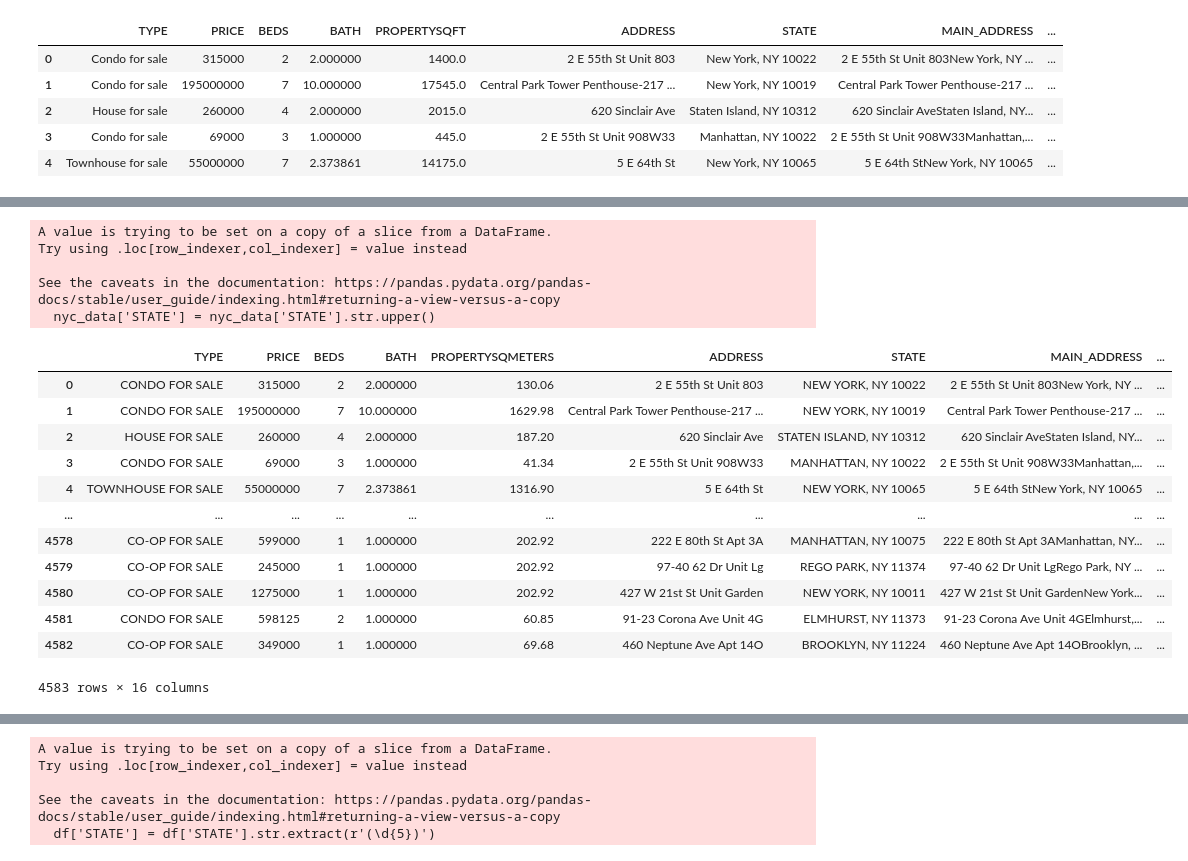
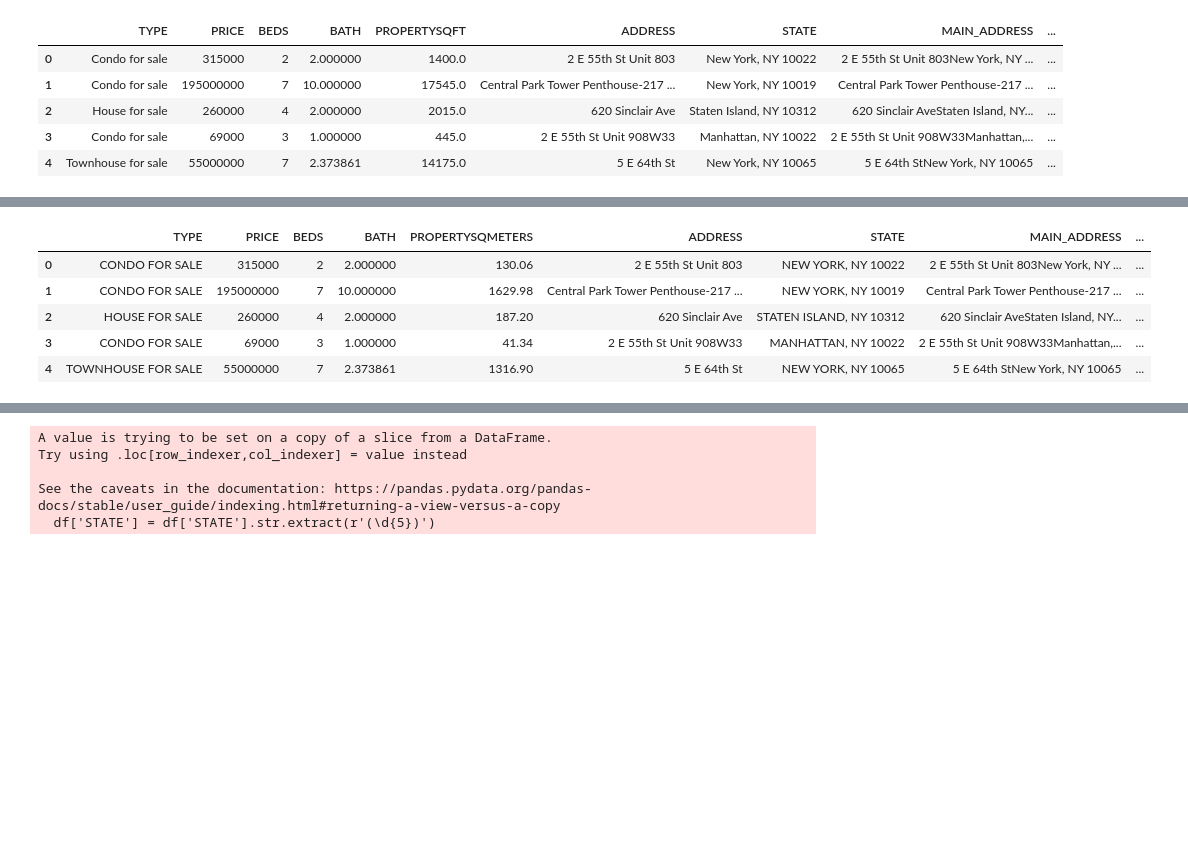
Before and after one commit to Baginka/DA_BA_NYCH, a Jupyter notebook: Data Analysis.ipynb, the cells around one changed output, grey strips where cells are left out. Drawn from its saved outputs; the diff is of its cells as text; code cells hidden in the pictures; blank space fills up the shorter version.

```diff
--- a/Data Analysis.ipynb
+++ b/Data Analysis.ipynb
@@ -118,31 +111,19 @@ nyc_data
 # %%
 # Zapisanie typów nieruchomości z wielkiej litery aby uniknąć pomyłek podczas stosowania
 # (wartości mogły być pomieszane jeśli chodzi o zapis, zostało to usystematyzowane)
 # Pozbycie się tych samych adresów - pozostawienie wartości unikalnych
 nyc_data['TYPE'] = nyc_data['TYPE'].str.upper()
 nyc_data['MAIN_ADDRESS'] = nyc_data['MAIN_ADDRESS'].drop_duplicates()
 nyc_data = nyc_data.dropna()
 nyc_data['STATE'] = nyc_data['STATE'].str.upper()
-nyc_data.reset_index(drop = True)
+nyc_data.reset_index(drop = True).head(5)
 # %% [output]
-A value is trying to be set on a copy of a slice from a DataFrame.
-Try using .loc[row_indexer,col_indexer] = value instead
-
-See the caveats in the documentation: https://pandas.pydata.org/pandas-docs/stable/user_guide/indexing.html#returning-a-view-versus-a-copy
-  nyc_data['STATE'] = nyc_data['STATE'].str.upper()
 |  | TYPE | PRICE | BEDS | BATH | PROPERTYSQMETERS | ADDRESS | STATE | MAIN_ADDRESS | ... |
 | 0 | CONDO FOR SALE | 315000 | 2 | 2.000000 | 130.06 | 2 E 55th St Unit 803 | NEW YORK, NY 10022 | 2 E 55th St Unit 803New York, NY ... | ... |
 | 1 | CONDO FOR SALE | 195000000 | 7 | 10.000000 | 1629.98 | Central Park Tower Penthouse-217 ... | NEW YORK, NY 10019 | Central Park Tower Penthouse-217 ... | ... |
 | 2 | HOUSE FOR SALE | 260000 | 4 | 2.000000 | 187.20 | 620 Sinclair Ave | STATEN ISLAND, NY 10312 | 620 Sinclair AveStaten Island, NY... | ... |
 | 3 | CONDO FOR SALE | 69000 | 3 | 1.000000 | 41.34 | 2 E 55th St Unit 908W33 | MANHATTAN, NY 10022 | 2 E 55th St Unit 908W33Manhattan,... | ... |
 | 4 | TOWNHOUSE FOR SALE | 55000000 | 7 | 2.373861 | 1316.90 | 5 E 64th St | NEW YORK, NY 10065 | 5 E 64th StNew York, NY 10065 | ... |
-| ... | ... | ... | ... | ... | ... | ... | ... | ... | ... |
-| 4578 | CO-OP FOR SALE | 599000 | 1 | 1.000000 | 202.92 | 222 E 80th St Apt 3A | MANHATTAN, NY 10075 | 222 E 80th St Apt 3AManhattan, NY... | ... |
-| 4579 | CO-OP FOR SALE | 245000 | 1 | 1.000000 | 202.92 | 97-40 62 Dr Unit Lg | REGO PARK, NY 11374 | 97-40 62 Dr Unit LgRego Park, NY ... | ... |
-| 4580 | CO-OP FOR SALE | 1275000 | 1 | 1.000000 | 202.92 | 427 W 21st St Unit Garden | NEW YORK, NY 10011 | 427 W 21st St Unit GardenNew York... | ... |
-| 4581 | CONDO FOR SALE | 598125 | 2 | 1.000000 | 60.85 | 91-23 Corona Ave Unit 4G | ELMHURST, NY 11373 | 91-23 Corona Ave Unit 4GElmhurst,... | ... |
-| 4582 | CO-OP FOR SALE | 349000 | 1 | 1.000000 | 69.68 | 460 Neptune Ave Apt 14O | BROOKLYN, NY 11224 | 460 Neptune Ave Apt 14OBrooklyn, ... | ... |
-4583 rows × 16 columns
 # %%
 nyc_data['TYPE'].value_counts()
 # %% [output]
```
Also changed, not shown: parts of 11 cells of this notebook.
